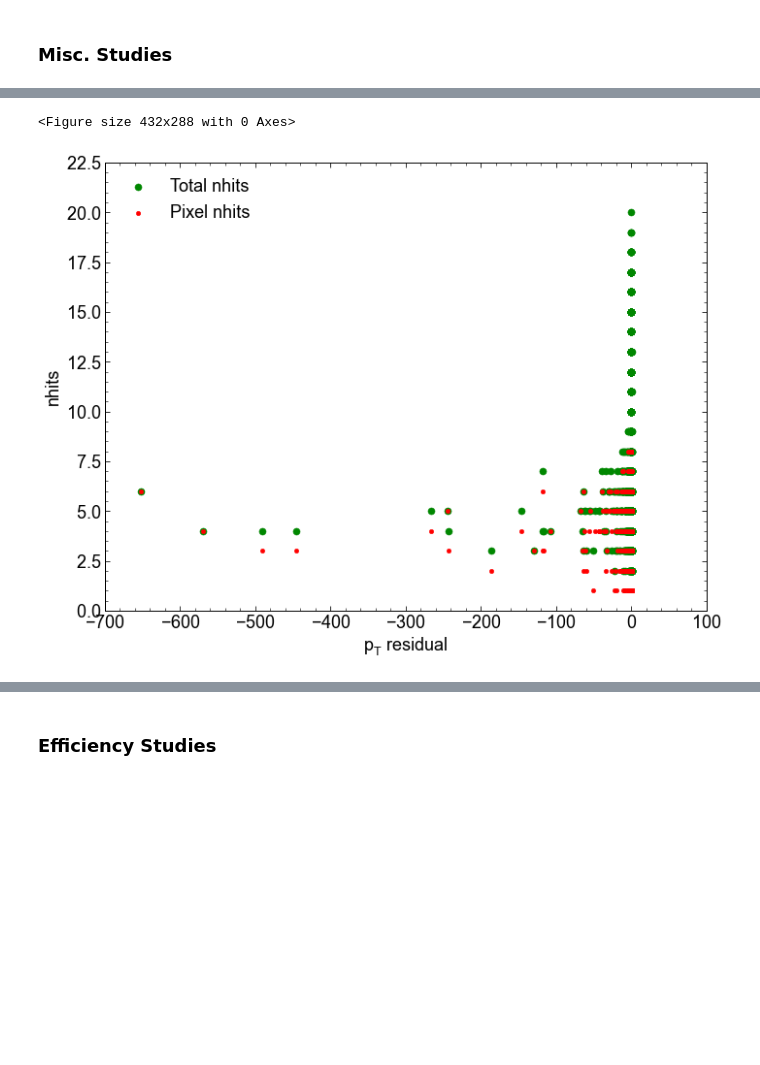
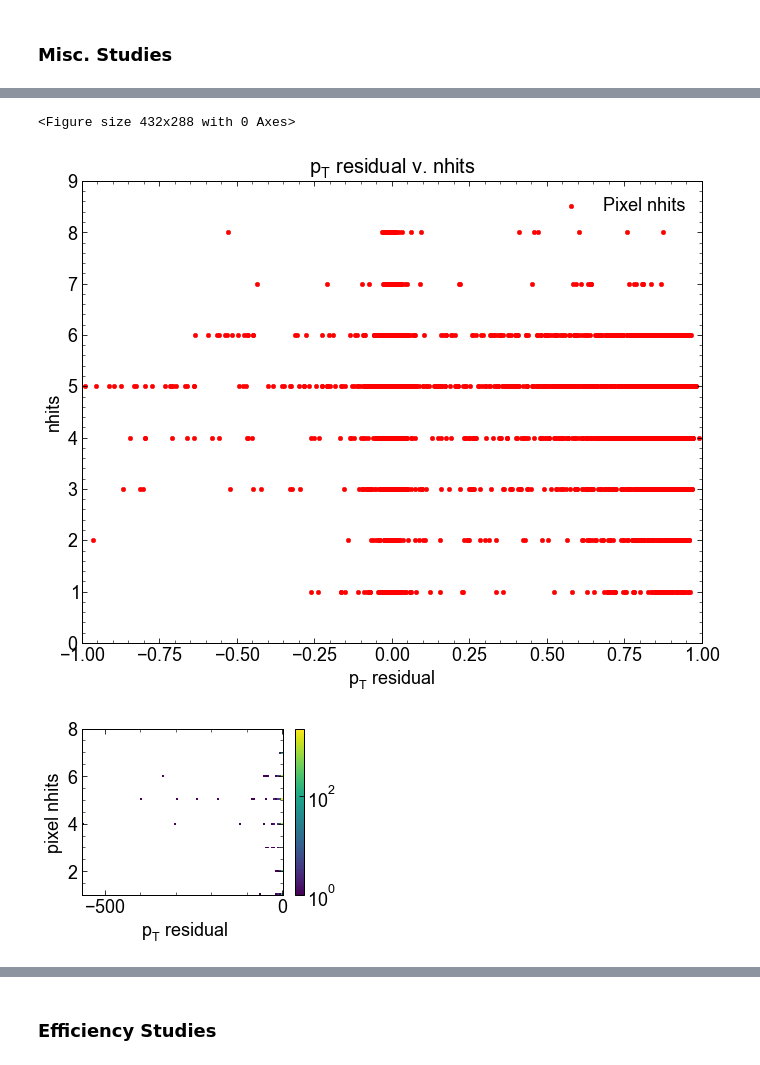
Before and after one commit to kdp-lab/maia_detector_paper, a Jupyter notebook: json_analysis.ipynb, the cells around one changed output, grey strips where cells are left out. Drawn from its saved outputs; the diff is of its cells as text; code cells hidden in the pictures; blank space fills up the shorter version.

```diff
--- a/json_analysis.ipynb
+++ b/json_analysis.ipynb
@@ -12,8 +12,13 @@ ampl.use_atlas_style()
 #from codes.plotting import plot_prettier
 #plot_prettier()
 # %%
+bib_0_50 = ak.from_json(pathlib.Path(r"C:\Users\leoro\OneDrive\Muon_Collider\Psets\mucol_plotting_scripts-main\macros\local_scripts\v0_BIB_0_50.json"))
+bib_50_250 = ak.from_json(pathlib.Path(r"C:\Users\leoro\OneDrive\Muon_Collider\Psets\mucol_plotting_scripts-main\macros\local_scripts\v0_BIB_50_250.json"))
+bib_250_1000 = ak.from_json(pathlib.Path(r"C:\Users\leoro\OneDrive\Muon_Collider\Psets\mucol_plotting_scripts-main\macros\local_scripts\v0_BIB_250_1000.json"))
 pt_0_50 = ak.from_json(pathlib.Path(r"C:\Users\leoro\OneDrive\Muon_Collider\Psets\mucol_plotting_scripts-main\macros\local_scripts\v0_noBIB_0-50.json"))
 pt_50_250 = ak.from_json(pathlib.Path(r"C:\Users\leoro\OneDrive\Muon_Collider\Psets\mucol_plotting_scripts-main\macros\local_scripts\v0_noBIB_50-250.json"))
+pt_250_1000_dr = ak.from_json(pathlib.Path(r"C:\Users\leoro\OneDrive\Muon_Collider\Psets\mucol_plotting_scripts-main\macros\local_scripts\v0_noBIB_250-1000_dr_0.1.json"))
 pt_250_1000 = ak.from_json(pathlib.Path(r"C:\Users\leoro\OneDrive\Muon_Collider\Psets\mucol_plotting_scripts-main\macros\local_scripts\v0_noBIB_250-1000.json"))
+merged = ak.from_json(pathlib.Path(r"C:\Users\leoro\OneDrive\Muon_Collider\Psets\mucol_plotting_scripts-main\macros\local_scripts\v0_noBIB_merged.json"))
 legacy = ak.from_json(pathlib.Path(r"C:\Users\leoro\OneDrive\Muon_Collider\Psets\mucol_plotting_scripts-main\macros\local_scripts\makeMuonPlots.json"))
 # %%
@@ -826,15 +909,18 @@ plt.show()
 # %%
 plt.figure(figsize=(6,4))
 plt.subplots(1,1)
-plt.scatter(pt_50_250['pt_res'], pt_50_250['nhits'],label = 'Total nhits', s=50)
-plt.scatter(pt_50_250['pt_res'], pt_50_250['pixel_nhits'],label = 'Pixel nhits', c = 'red', s=20)
-#plt.xlim(-1,1)
+#plt.scatter(pt_250_1000['pt_res'], pt_250_1000['nhits'],label = 'Total nhits', s=50)
+plt.scatter(pt_250_1000['pt_res'], pt_250_1000['pixel_nhits'],label = 'Pixel nhits', c = 'red', s=20)
+plt.xlim(-1,1)
 #plt.ylim(50,250)
-#plt.title("Track $p_T$ vs Truth $p_T$")
+plt.title("$p_T$ residual v. nhits")
 plt.xlabel("$p_T$ residual")
 plt.ylabel("nhits")
 plt.legend()
 plt.show()
+
+plot2DHistogram(pt_250_1000['pt_res'][np.abs(np.ravel(pt_250_1000['pt_res'])) < 1000], pt_250_1000['pixel_nhits'][np.abs(np.ravel(pt_250_1000['pt_res'])) < 1000], bins=(100,100), label=r"; $p_T$ residual;pixel nhits")
 # %% [output]
 <Figure size 432x288 with 0 Axes>
-[figure, old version]
+[figure, new version]
+[figure, added]
```
Also changed, not shown: parts of 37 cells of this notebook.
